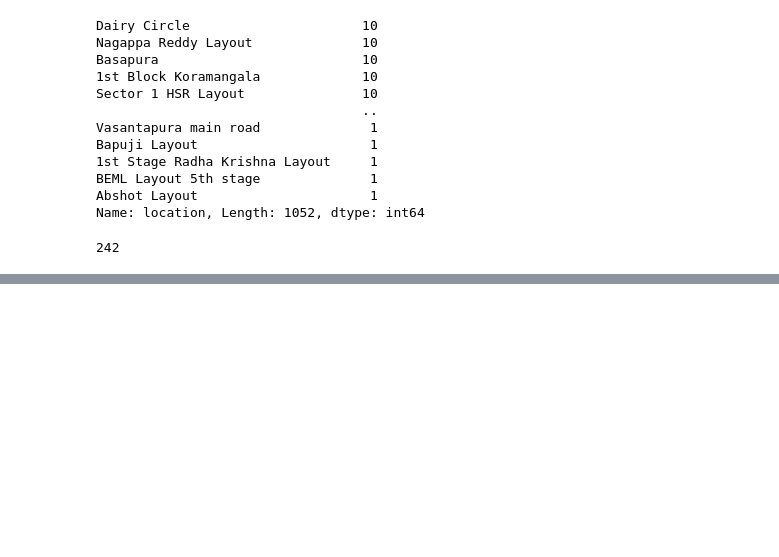
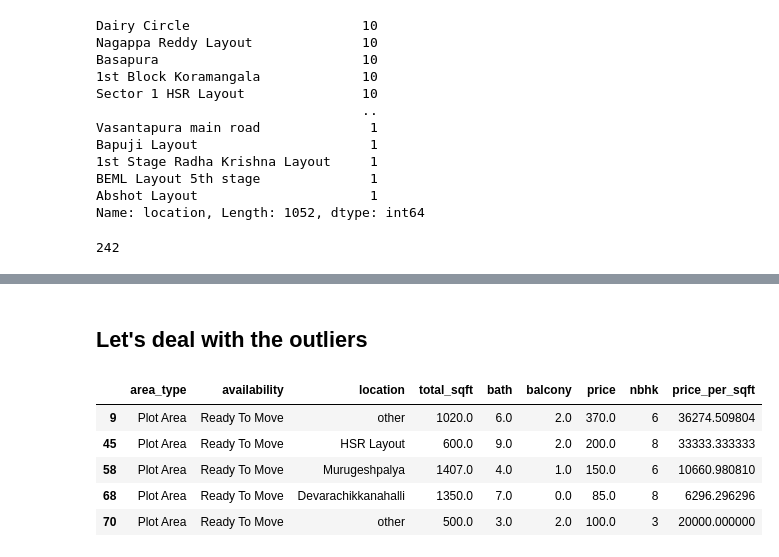
Before and after one commit to SachinMishra-ux/Digikull_March_house, a Jupyter notebook: Bangalore_house_price_prediction.ipynb, the cells around one changed output, grey strips where cells are left out. Drawn from its saved outputs; the diff is of its cells as text; code cells hidden in the pictures; blank space fills up the shorter version.

```diff
--- a/Bangalore_house_price_prediction.ipynb
+++ b/Bangalore_house_price_prediction.ipynb
@@ -473,3 +473,14 @@ df4.head()
 | 2 | Built-up Area | Ready To Move | Uttarahalli | 1440.0 | 2.0 | 3.0 | 62.00 | 3 | 4305.555556 |
 | 3 | Super built-up Area | Ready To Move | Lingadheeranahalli | 1521.0 | 3.0 | 1.0 | 95.00 | 3 | 6245.890861 |
 | 4 | Super built-up Area | Ready To Move | Kothanur | 1200.0 | 2.0 | 1.0 | 51.00 | 2 | 4250.000000 |
+# %% [markdown]
+## Let's deal with the outliers
+# %%
+df4[df4.total_sqft/df4.nbhk<300].head() # This are the outliers
+# %% [output]
+|  | area_type | availability | location | total_sqft | bath | balcony | price | nbhk | price_per_sqft |
+| 9 | Plot Area | Ready To Move | other | 1020.0 | 6.0 | 2.0 | 370.0 | 6 | 36274.509804 |
+| 45 | Plot Area | Ready To Move | HSR Layout | 600.0 | 9.0 | 2.0 | 200.0 | 8 | 33333.333333 |
+| 58 | Plot Area | Ready To Move | Murugeshpalya | 1407.0 | 4.0 | 1.0 | 150.0 | 6 | 10660.980810 |
+| 68 | Plot Area | Ready To Move | Devarachikkanahalli | 1350.0 | 7.0 | 0.0 | 85.0 | 8 | 6296.296296 |
+| 70 | Plot Area | Ready To Move | other | 500.0 | 3.0 | 2.0 | 100.0 | 3 | 20000.000000 |
```
Also changed, not shown: parts of 6 cells of this notebook.
